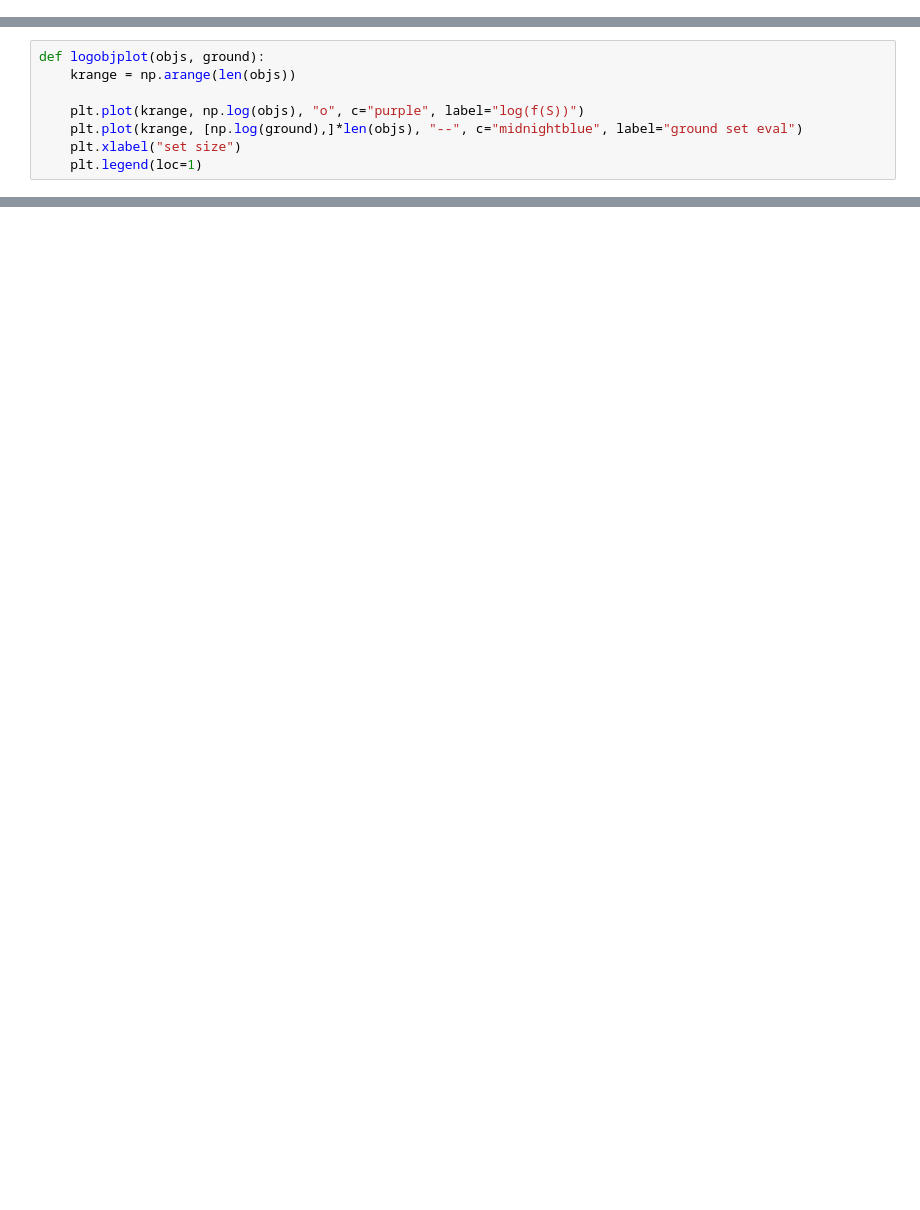
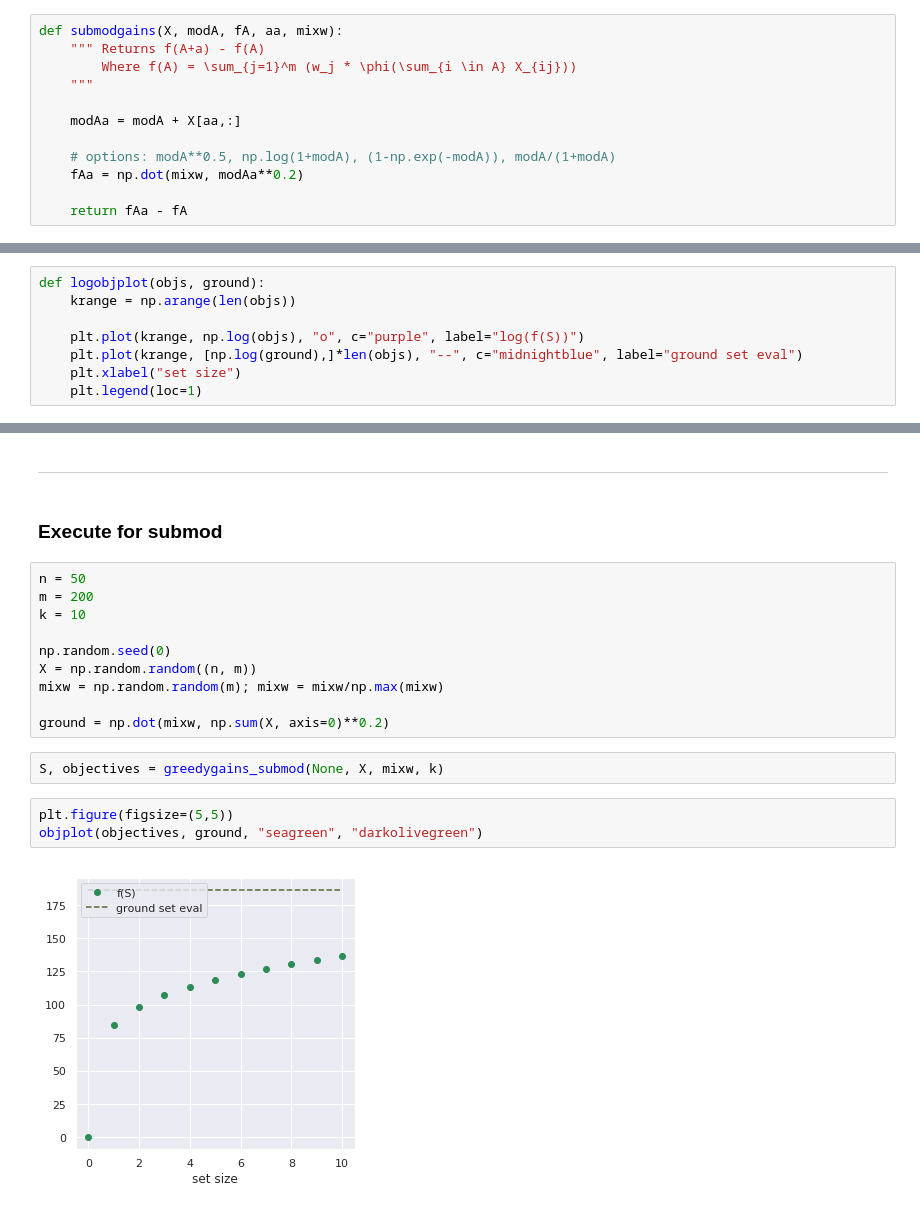
Before and after one commit to neerajaabhyankar/fair-cohort-selection, a Jupyter notebook: discrete-point-process-with-quota.ipynb, the cells around one changed output, grey strips where cells are left out. Drawn from its saved outputs; the diff is of its cells as text; blank space fills up the shorter version.

```diff
--- a/discrete-point-process-with-quota.ipynb
+++ b/discrete-point-process-with-quota.ipynb
@@ -16 +26,13 @@ def dppgains(K, AA, aa, detKA):
     return np.linalg.det(KAa) - detKA
+# %%
+def submodgains(X, modA, fA, aa, mixw):
+    """ Returns f(A+a) - f(A)
+        Where f(A) = \sum_{j=1}^m (w_j * \phi(\sum_{i \in A} X_{ij}))
+    """
+
+    modAa = modA + X[aa,:]
+
+    # options: modA**0.5, np.log(1+modA), (1-np.exp(-modA)), modA/(1+modA)
+    fAa = np.dot(mixw, modAa**0.2)
+
+    return fAa - fA
@@ -102,0 +179,21 @@ And then see the plot
+# %% [markdown]
+---
+# %% [markdown]
+### Execute for submod
+# %%
+n = 50
+m = 200
+k = 10
+
+np.random.seed(0)
+X = np.random.random((n, m))
+mixw = np.random.random(m); mixw = mixw/np.max(mixw)
+
+ground = np.dot(mixw, np.sum(X, axis=0)**0.2)
+# %%
+S, objectives = greedygains_submod(None, X, mixw, k)
+# %%
+plt.figure(figsize=(5,5))
+objplot(objectives, ground, "seagreen", "darkolivegreen")
+# %% [output]
+[figure, added]
```
Also changed, not shown: parts of 32 cells of this notebook.
